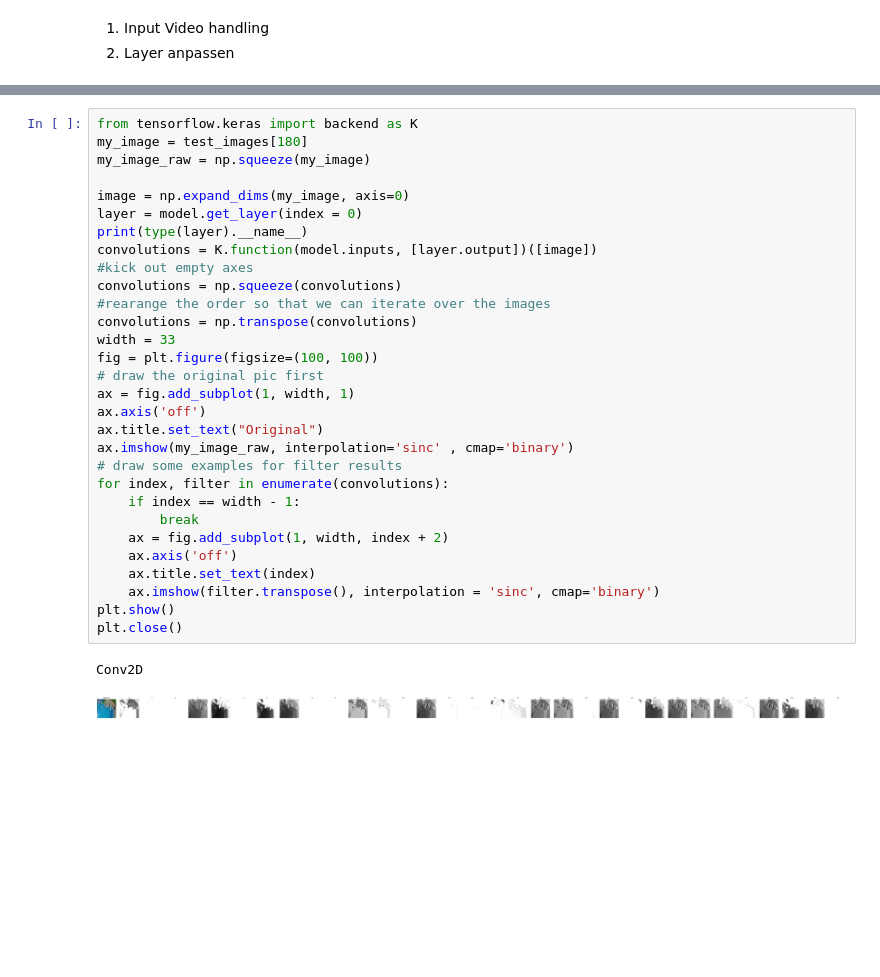
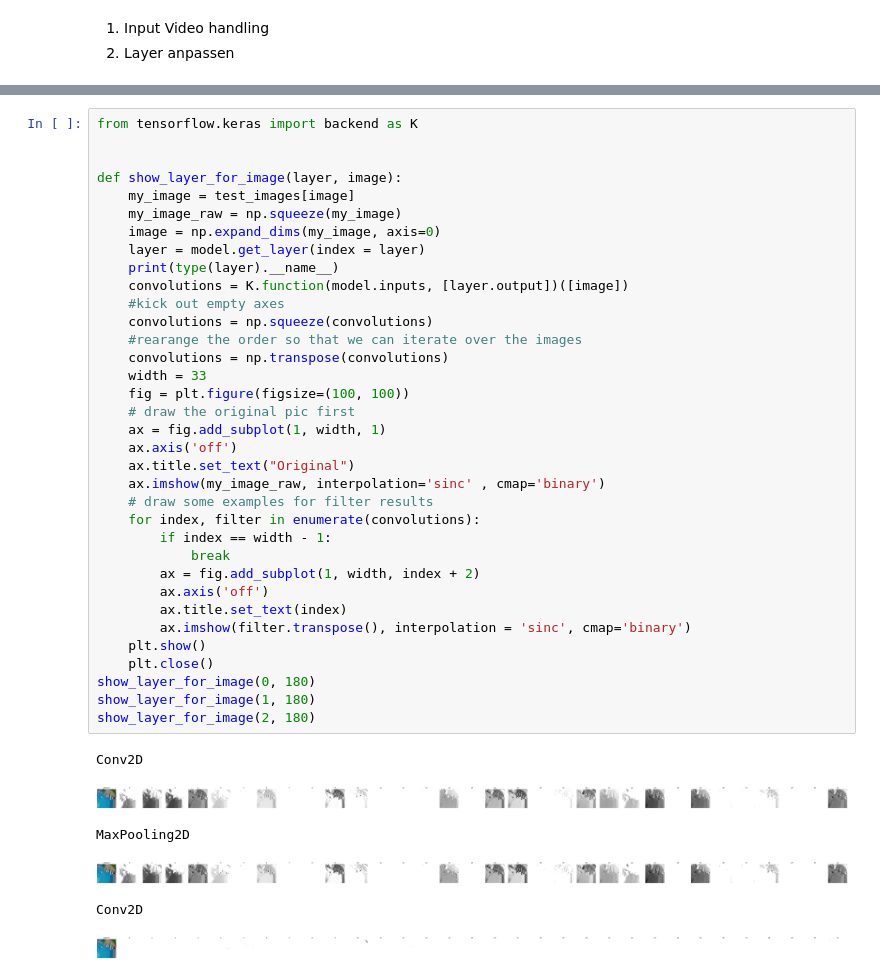
Before and after one commit to proohit/deep-learning-team6, a Jupyter notebook: 1c/train_cnn_2_layer.ipynb, the cells around one changed output, grey strips where cells are left out. Saved outputs shown, nothing was run; the diff lists cells and outputs as text; blank space fills up the shorter version.

Commit message:
softmax, show layer fn

```diff
--- a/1c/train_cnn_2_layer.ipynb
+++ b/1c/train_cnn_2_layer.ipynb
@@ -276,33 +273,42 @@ for root, dirs, files in os.walk(video_folder):
 # %%
 from tensorflow.keras import backend as K
-my_image = test_images[180]
-my_image_raw = np.squeeze(my_image)
 
-image = np.expand_dims(my_image, axis=0)
-layer = model.get_layer(index = 0)
-print(type(layer).__name__)
-convolutions = K.function(model.inputs, [layer.output])([image])
-#kick out empty axes
-convolutions = np.squeeze(convolutions)
-#rearange the order so that we can iterate over the images
-convolutions = np.transpose(convolutions)
-width = 33
-fig = plt.figure(figsize=(100, 100))
-# draw the original pic first
-ax = fig.add_subplot(1, width, 1)
-ax.axis('off')
-ax.title.set_text("Original")
-ax.imshow(my_image_raw, interpolation='sinc' , cmap='binary')
-# draw some examples for filter results
-for index, filter in enumerate(convolutions):
-    if index == width - 1:
-        break
-    ax = fig.add_subplot(1, width, index + 2)
+
+def show_layer_for_image(layer, image):
+    my_image = test_images[image]
+    my_image_raw = np.squeeze(my_image)
+    image = np.expand_dims(my_image, axis=0)
+    layer = model.get_layer(index = layer)
+    print(type(layer).__name__)
+    convolutions = K.function(model.inputs, [layer.output])([image])
+    #kick out empty axes
+    convolutions = np.squeeze(convolutions)
+    #rearange the order so that we can iterate over the images
+    convolutions = np.transpose(convolutions)
+    width = 33
+    fig = plt.figure(figsize=(100, 100))
+    # draw the original pic first
+    ax = fig.add_subplot(1, width, 1)
     ax.axis('off')
-    ax.title.set_text(index)
-    ax.imshow(filter.transpose(), interpolation = 'sinc', cmap='binary')
-plt.show()
-plt.close()
+    ax.title.set_text("Original")
+    ax.imshow(my_image_raw, interpolation='sinc' , cmap='binary')
+    # draw some examples for filter results
+    for index, filter in enumerate(convolutions):
+        if index == width - 1:
+            break
+        ax = fig.add_subplot(1, width, index + 2)
+        ax.axis('off')
+        ax.title.set_text(index)
+        ax.imshow(filter.transpose(), interpolation = 'sinc', cmap='binary')
+    plt.show()
+    plt.close()
+show_layer_for_image(0, 180)
+show_layer_for_image(1, 180)
+show_layer_for_image(2, 180)
 # %% [output]
 Conv2D
-[figure, old version]
+[figure, new version]
+MaxPooling2D
+[figure, added]
+Conv2D
+[figure, added]
```
Also changed, not shown: parts of 5 cells of this notebook, 1 other file.
